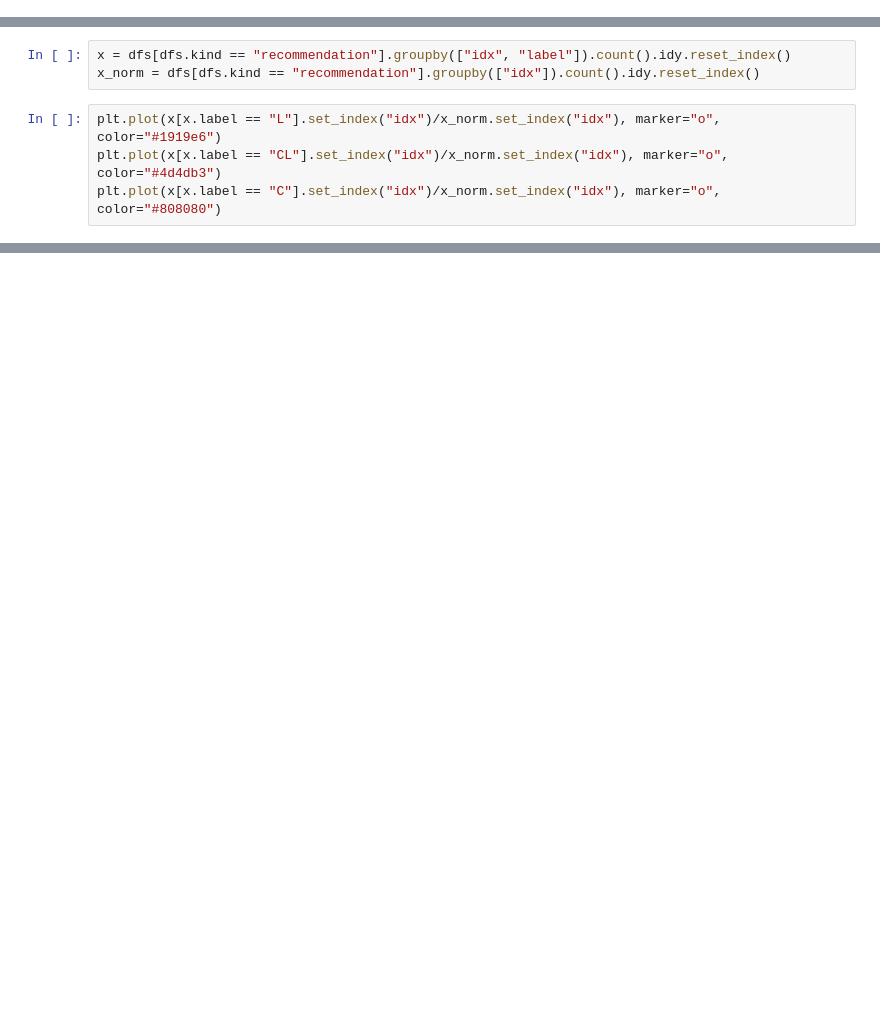
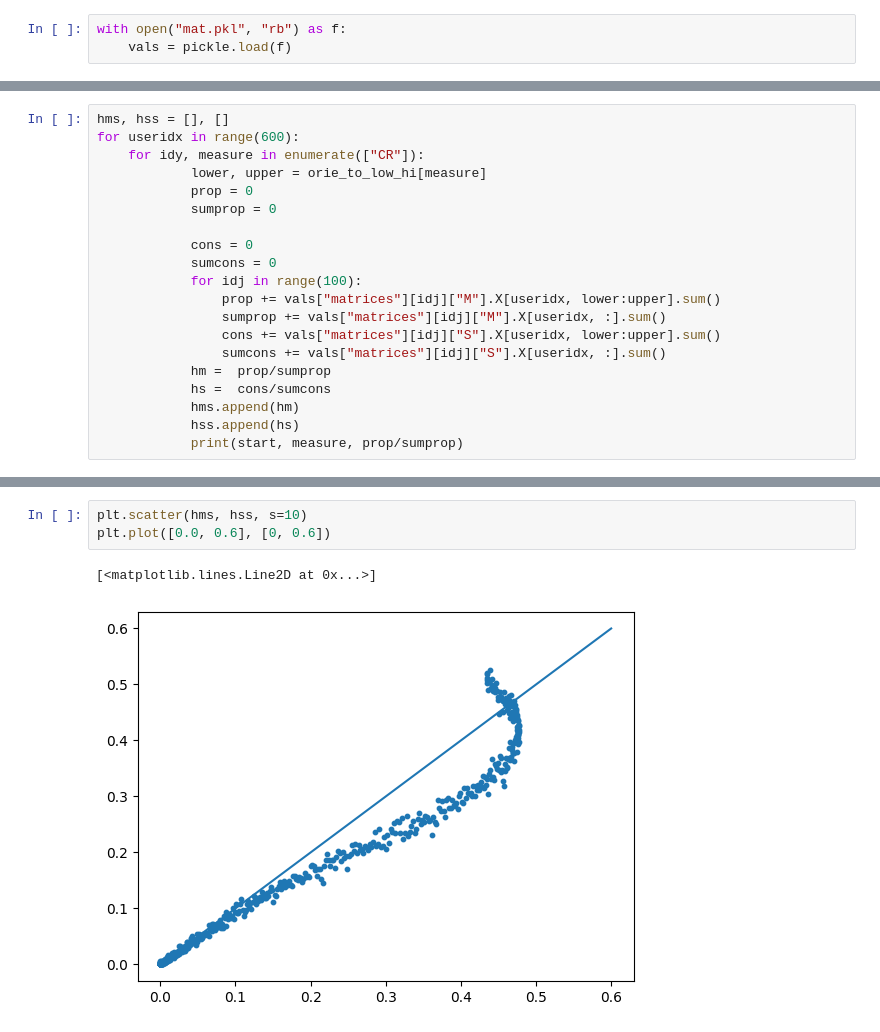
Before and after one commit to epfl-dlab/amplification_paradox, a Jupyter notebook: experiments.ipynb, the cells around one changed output, grey strips where cells are left out. Cells and saved outputs as stored; diff of their text form; blank space fills up the shorter version.

```diff
--- a/experiments.ipynb
+++ b/experiments.ipynb
@@ -92,3 +12,6 @@ set_size(fig, (14,3))
+# %%
+with open("mat.pkl", "rb") as f:
+    vals = pickle.load(f)
 # %%
 from collections import Counter
 import pandas as pd
@@ -163,7 +66,0 @@ L
-# %%
-x = dfs[dfs.kind == "recommendation"].groupby(["idx", "label"]).count().idy.reset_index()
-x_norm = dfs[dfs.kind == "recommendation"].groupby(["idx"]).count().idy.reset_index()
-# %%
-plt.plot(x[x.label == "L"].set_index("idx")/x_norm.set_index("idx"), marker="o", color="#1919e6")
-plt.plot(x[x.label == "CL"].set_index("idx")/x_norm.set_index("idx"), marker="o", color="#4d4db3")
-plt.plot(x[x.label == "C"].set_index("idx")/x_norm.set_index("idx"), marker="o", color="#808080")
@@ -173,0 +302,20 @@ plt.plot(x[x.label == "C"].set_index("idx")/x_norm.set_index("idx"), marker="o",
+# %%
+hms, hss = [], []
+for useridx in range(600):
+    for idy, measure in enumerate(["CR"]):
+            lower, upper = orie_to_low_hi[measure]
+            prop = 0
+            sumprop = 0
+
+            cons = 0
+            sumcons = 0
+            for idj in range(100):
+                prop += vals["matrices"][idj]["M"].X[useridx, lower:upper].sum()
+                sumprop += vals["matrices"][idj]["M"].X[useridx, :].sum()
+                cons += vals["matrices"][idj]["S"].X[useridx, lower:upper].sum()
+                sumcons += vals["matrices"][idj]["S"].X[useridx, :].sum()
+            hm =  prop/sumprop
+            hs =  cons/sumcons
+            hms.append(hm)
+            hss.append(hs)
+            print(start, measure, prop/sumprop)
@@ -173,0 +340,6 @@ plt.plot(x[x.label == "C"].set_index("idx")/x_norm.set_index("idx"), marker="o",
+# %%
+plt.scatter(hms, hss, s=10)
+plt.plot([0.0, 0.6], [0, 0.6])
+# %% [output]
+[<matplotlib.lines.Line2D at 0x...>]
+[figure, added]
```
Also changed, not shown: parts of 20 cells of this notebook, 7 other files.
